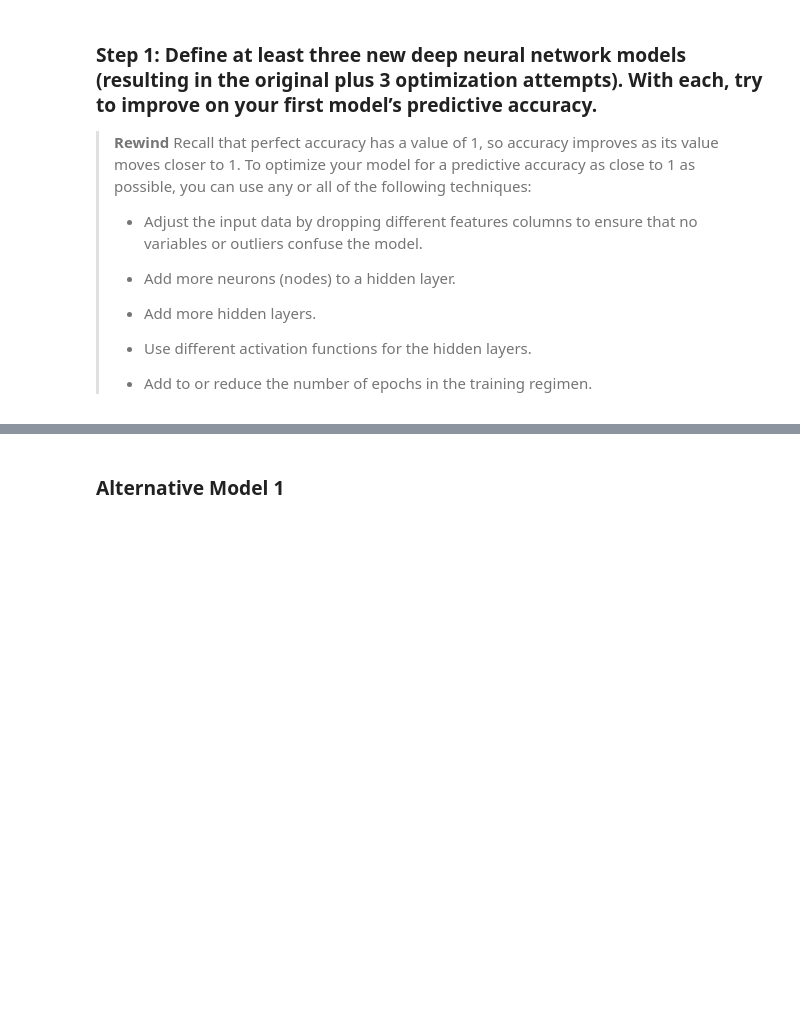
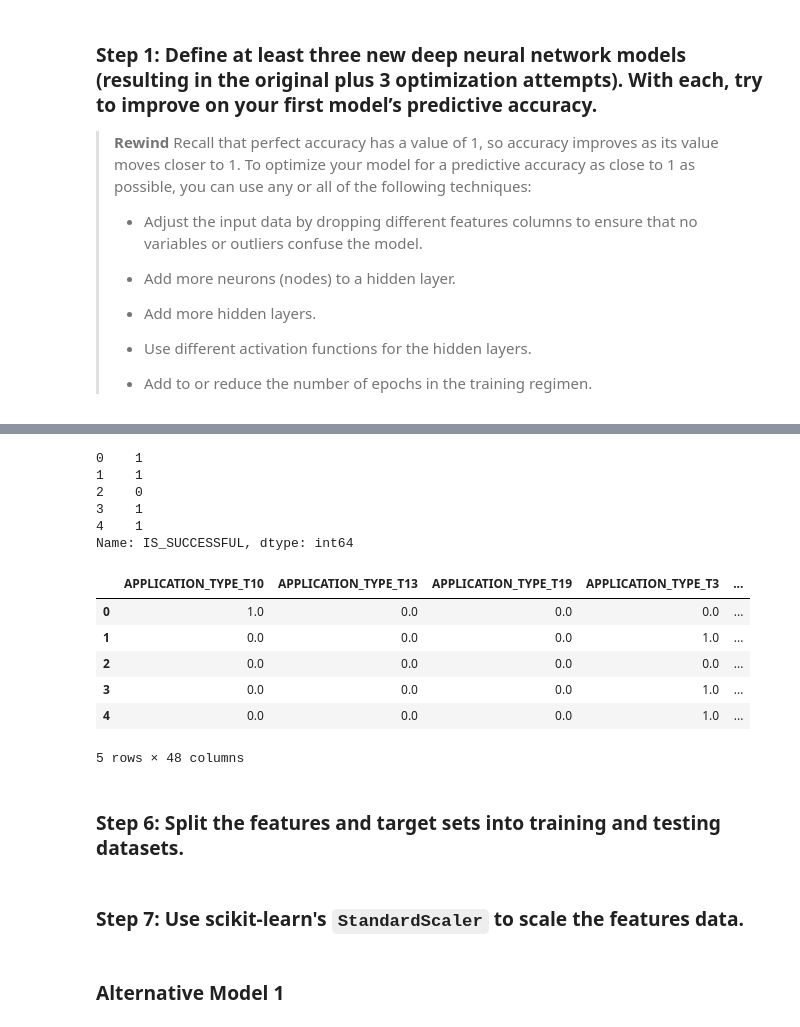
Before and after one commit to jasonbucks/Module_13, a Jupyter notebook: venture_funding_with_deep_learning.ipynb, the cells around one changed output, grey strips where cells are left out. Drawn from its saved outputs; the diff is of its cells as text; code cells hidden in the pictures; blank space fills up the shorter version.

```diff
--- a/venture_funding_with_deep_learning.ipynb
+++ b/venture_funding_with_deep_learning.ipynb
@@ -382,0 +512,29 @@ nn.save(file_path)
+# %%
+# Define the target set y using the IS_SUCCESSFUL column
+# OK to use same target set y from original model, as these values have not changed
+
+# Display a sample of y
+y[:5]
+# %% [output]
+0    1
+1    1
+2    0
+3    1
+4    1
+Name: IS_SUCCESSFUL, dtype: int64
+# %%
+# Define features set X by selecting all columns but IS_SUCCESSFUL
+X_alt = alt_encoded_df.drop(columns='IS_SUCCESSFUL')
+
+# Review the features DataFrame
+X_alt.head()
+# %% [output]
+|  | APPLICATION_TYPE_T10 | APPLICATION_TYPE_T13 | APPLICATION_TYPE_T19 | APPLICATION_TYPE_T3 | ... |
+| 0 | 1.0 | 0.0 | 0.0 | 0.0 | ... |
+| 1 | 0.0 | 0.0 | 0.0 | 1.0 | ... |
+| 2 | 0.0 | 0.0 | 0.0 | 0.0 | ... |
+| 3 | 0.0 | 0.0 | 0.0 | 1.0 | ... |
+| 4 | 0.0 | 0.0 | 0.0 | 1.0 | ... |
+5 rows × 48 columns
+# %% [markdown]
+### Step 6: Split the features and target sets into training and testing datasets.
@@ -382,0 +545,2 @@ nn.save(file_path)
+# %% [markdown]
+### Step 7: Use scikit-learn's `StandardScaler` to scale the features data.
```
Also changed, not shown: parts of 50 cells of this notebook.
